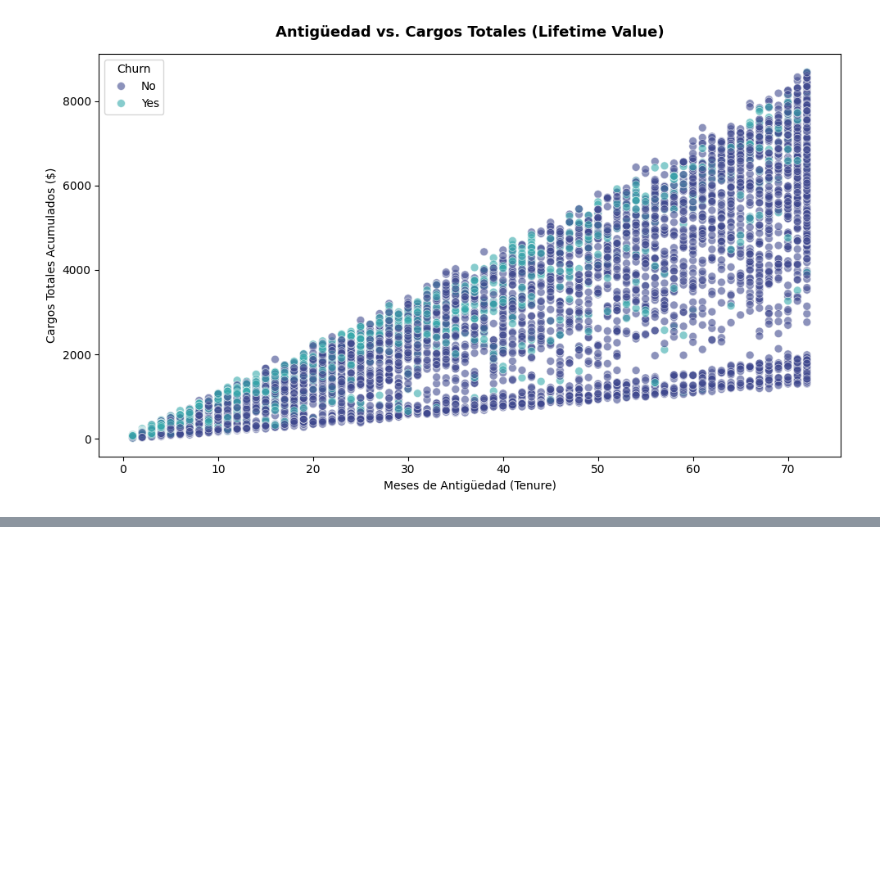
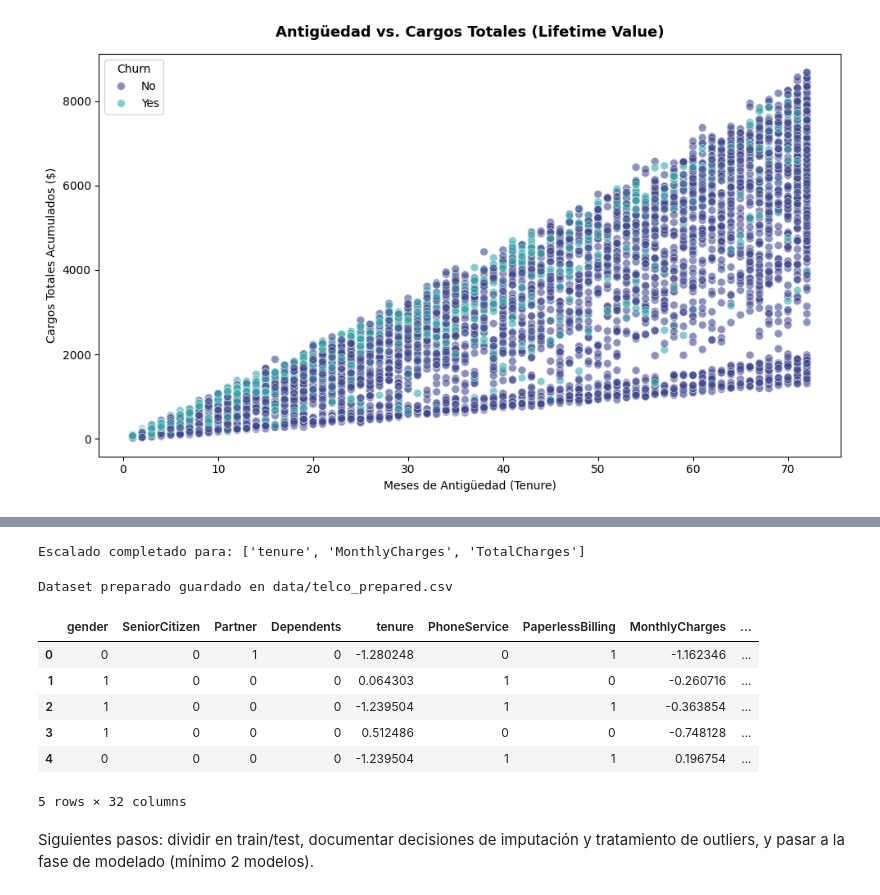
Before and after one commit to Vane2005/DS-Project4, a Jupyter notebook: proyecto4-CRISP-DM.ipynb, the cells around one changed output, grey strips where cells are left out. Saved outputs shown, nothing was run; the diff lists cells and outputs as text; code cells hidden in the pictures; blank space fills up the shorter version.

```diff
--- a/proyecto4-CRISP-DM.ipynb
+++ b/proyecto4-CRISP-DM.ipynb
@@ -407,0 +440,6 @@ plt.show()
+# %%
+# TotalCharges: convertir a numérico (algunos valores vienen como espacios)
+df['TotalCharges'] = df['TotalCharges'].replace(' ', np.nan)
+df['TotalCharges'] = pd.to_numeric(df['TotalCharges'], errors='coerce')
+print('Nulos en TotalCharges after convert:', df['TotalCharges'].isna().sum())
+display(df[df['TotalCharges'].isna()][['tenure','MonthlyCharges','TotalCharges']].head())
@@ -407,0 +487,16 @@ plt.show()
+# %%
+# Eliminar customerID y mapear binarias
+if 'customerID' in df.columns:
+    df = df.drop(columns=['customerID'])
+
+binary_map = {'Yes':1, 'No':0, 'Male':1, 'Female':0}
+obj_cols = df.select_dtypes(include=['object']).columns.tolist()
+for c in obj_cols:
+    vals = set(df[c].dropna().unique())
+    if vals.issubset(set(['Yes','No','Male','Female'])):
+        df[c] = df[c].map(binary_map)
+
+cat_cols = df.select_dtypes(include=['object']).columns.tolist()
+print('Categorical cols a codificar con get_dummies:', cat_cols)
+df = pd.get_dummies(df, columns=cat_cols, drop_first=True)
+print('Shape after encoding:', df.shape)
@@ -407,0 +510,25 @@ plt.show()
+# %%
+# Escalado de variables numéricas
+scaler = StandardScaler()
+scale_cols = [c for c in ['tenure','MonthlyCharges','TotalCharges'] if c in df.columns]
+df[scale_cols] = scaler.fit_transform(df[scale_cols])
+print('Escalado completado para:', scale_cols)
+# %% [output]
+Escalado completado para: ['tenure', 'MonthlyCharges', 'TotalCharges']
+# %%
+# Guardar dataset preparado
+out_path = 'data/telco_prepared.csv'
+df.to_csv(out_path, index=False)
+print('Dataset preparado guardado en', out_path)
+df.head()
+# %% [output]
+Dataset preparado guardado en data/telco_prepared.csv
+|  | gender | SeniorCitizen | Partner | Dependents | tenure | PhoneService | PaperlessBilling | MonthlyCharges | ... |
+| 0 | 0 | 0 | 1 | 0 | -1.280248 | 0 | 1 | -1.162346 | ... |
+| 1 | 1 | 0 | 0 | 0 | 0.064303 | 1 | 0 | -0.260716 | ... |
+| 2 | 1 | 0 | 0 | 0 | -1.239504 | 1 | 1 | -0.363854 | ... |
+| 3 | 1 | 0 | 0 | 0 | 0.512486 | 0 | 0 | -0.748128 | ... |
+| 4 | 0 | 0 | 0 | 0 | -1.239504 | 1 | 1 | 0.196754 | ... |
+5 rows × 32 columns
+# %% [markdown]
+Siguientes pasos: dividir en train/test, documentar decisiones de imputación y tratamiento de outliers, y pasar a la fase de modelado (mínimo 2 modelos).
```
Also changed, not shown: parts of 22 cells of this notebook, 3 other files.
